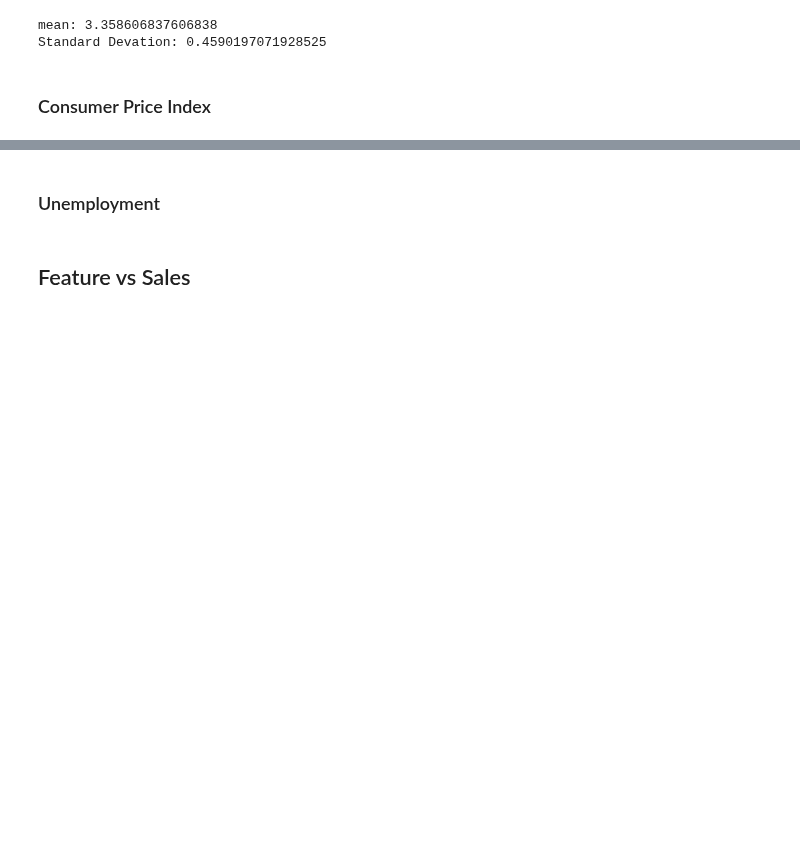
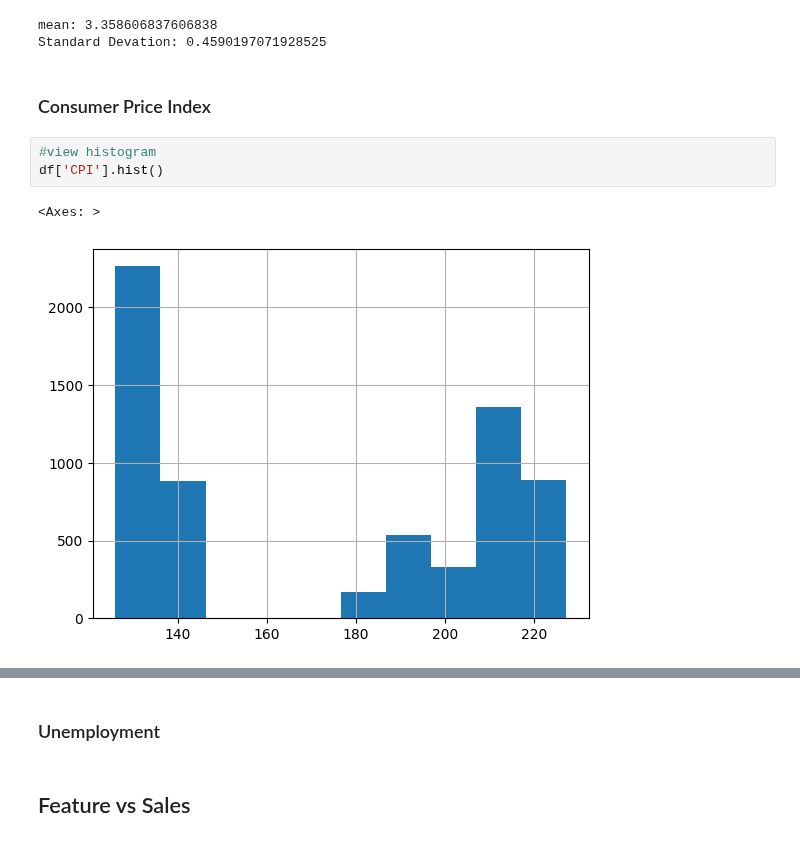
Before and after one commit to ChrisPerezLebron/CMSC320Project, a Jupyter notebook: main.ipynb, the cells around one changed output, grey strips where cells are left out. Cells and saved outputs as stored; diff of their text form; blank space fills up the shorter version.

```diff
--- a/main.ipynb
+++ b/main.ipynb
@@ -56,3 +56,9 @@ mean: 3.358606837606838
 Standard Devation: 0.4590197071928525
 # %% [markdown]
 ### Consumer Price Index
+# %%
+#view histogram
+df['CPI'].hist()
+# %% [output]
+<Axes: >
+[figure, added]
```
Also changed, not shown: parts of 13 cells of this notebook.
